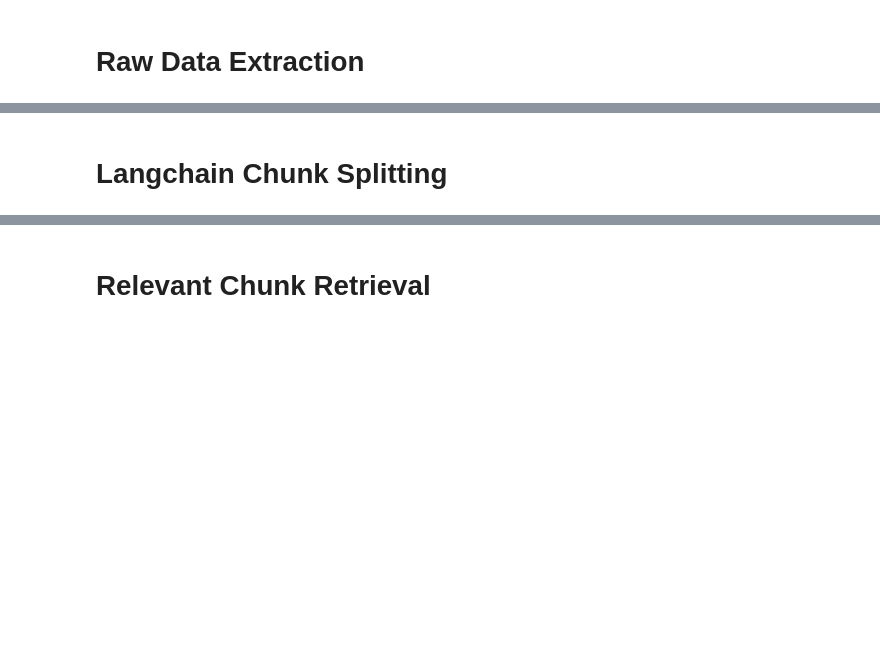
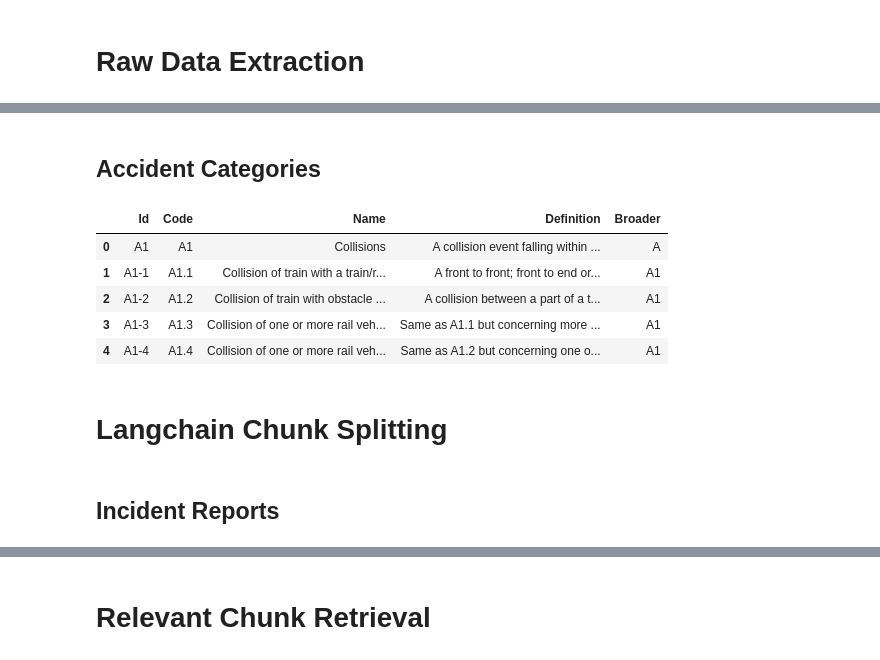
Before and after one commit to dragomiru/master-thesis, a Jupyter notebook: test_gpt_ireland.ipynb, the cells around one changed output, grey strips where cells are left out. Drawn from its saved outputs; the diff is of its cells as text; code cells hidden in the pictures; blank space fills up the shorter version.

Commit message:
Category event chunking

```diff
--- a/test_gpt_ireland.ipynb
+++ b/test_gpt_ireland.ipynb
@@ -103,3 +124,18 @@ print(pdf_text[:500])
+# %% [markdown]
+## Accident Categories
+# %%
+# Load category A events
+cat_a_events = pd.read_csv("category-a-event-types-source.csv", encoding='latin-1')
+cat_a_events.head(5)
+# %% [output]
+|  | Id | Code | Name | Definition | Broader |
+| 0 | A1 | A1 | Collisions | A collision event falling within ... | A |
+| 1 | A1-1 | A1.1 | Collision of train with a train/r... | A front to front; front to end or... | A1 |
+| 2 | A1-2 | A1.2 | Collision of train with obstacle ... | A collision between a part of a t... | A1 |
+| 3 | A1-3 | A1.3 | Collision of one or more rail veh... | Same as A1.1 but concerning more ... | A1 |
+| 4 | A1-4 | A1.4 | Collision of one or more rail veh... | Same as A1.2 but concerning one o... | A1 |
 # %% [markdown]
 # Langchain Chunk Splitting
+# %% [markdown]
+## Incident Reports
 # %%
```
Also changed, not shown: parts of 21 cells of this notebook.
